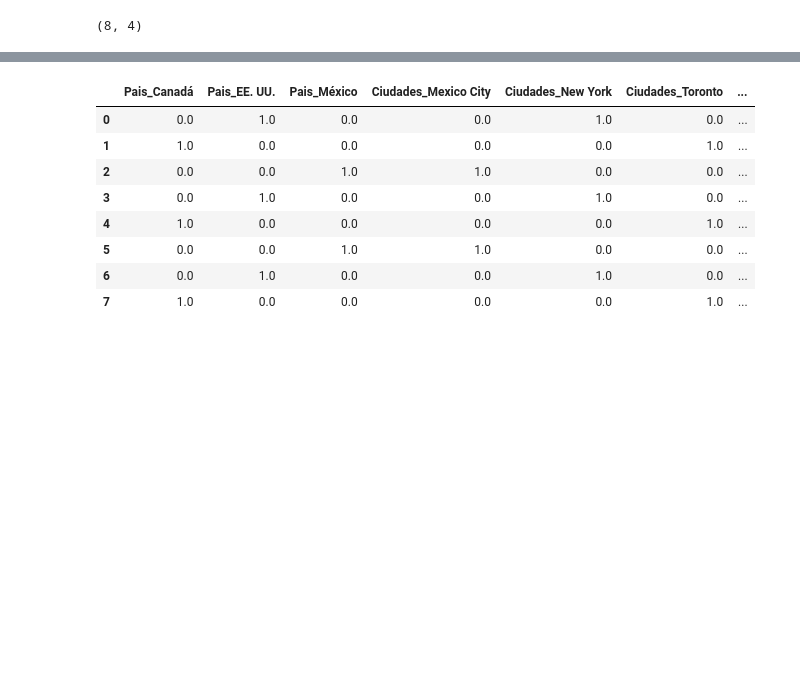
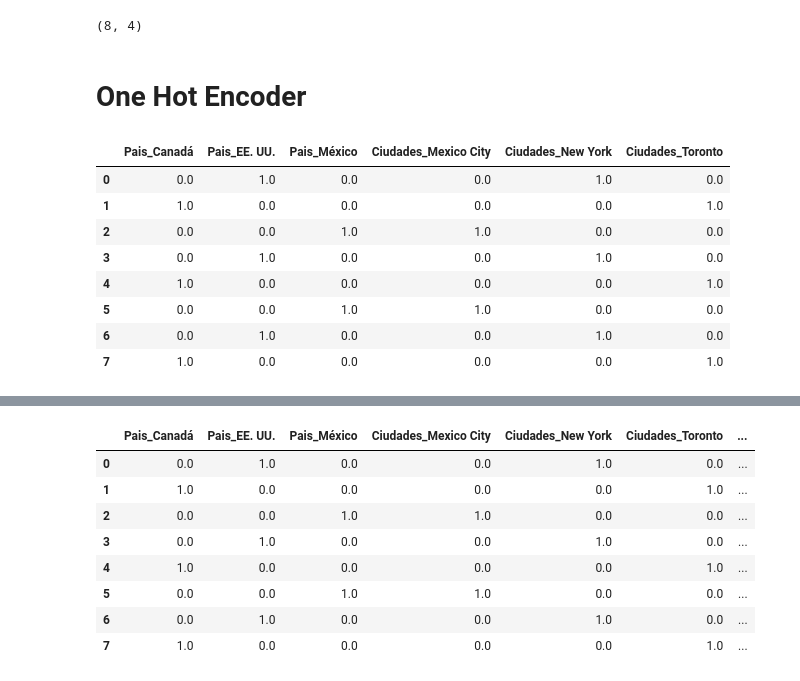
Before and after one commit to Mitchell-Mirano/Allison, a Jupyter notebook: examples/preprocessing/encoders-scalers-transformers.ipynb, the cells around one changed output, grey strips where cells are left out. Saved outputs shown, nothing was run; the diff lists cells and outputs as text; code cells hidden in the pictures; blank space fills up the shorter version.

```diff
--- a/examples/preprocessing/encoders-scalers-transformers.ipynb
+++ b/examples/preprocessing/encoders-scalers-transformers.ipynb
@@ -32,3 +32,19 @@ X.shape
 # %%
 categorical_features = ['Pais', 'Ciudades']
 numeric_features = ['Edad', 'Ingresos']
+# %% [markdown]
+# One Hot Encoder
+# %%
+encoder = OneHotEncoder()
+X_encoded = encoder.fit_transform(X[categorical_features])
+pd.DataFrame(X_encoded, columns=encoder.get_features_names())
+# %% [output]
+|  | Pais_Canadá | Pais_EE. UU. | Pais_México | Ciudades_Mexico City | Ciudades_New York | Ciudades_Toronto |
+| 0 | 0.0 | 1.0 | 0.0 | 0.0 | 1.0 | 0.0 |
+| 1 | 1.0 | 0.0 | 0.0 | 0.0 | 0.0 | 1.0 |
+| 2 | 0.0 | 0.0 | 1.0 | 1.0 | 0.0 | 0.0 |
+| 3 | 0.0 | 1.0 | 0.0 | 0.0 | 1.0 | 0.0 |
+| 4 | 1.0 | 0.0 | 0.0 | 0.0 | 0.0 | 1.0 |
+| 5 | 0.0 | 0.0 | 1.0 | 1.0 | 0.0 | 0.0 |
+| 6 | 0.0 | 1.0 | 0.0 | 0.0 | 1.0 | 0.0 |
+| 7 | 1.0 | 0.0 | 0.0 | 0.0 | 0.0 | 1.0 |
```
Also changed, not shown: parts of 8 cells of this notebook, 18 other files.
